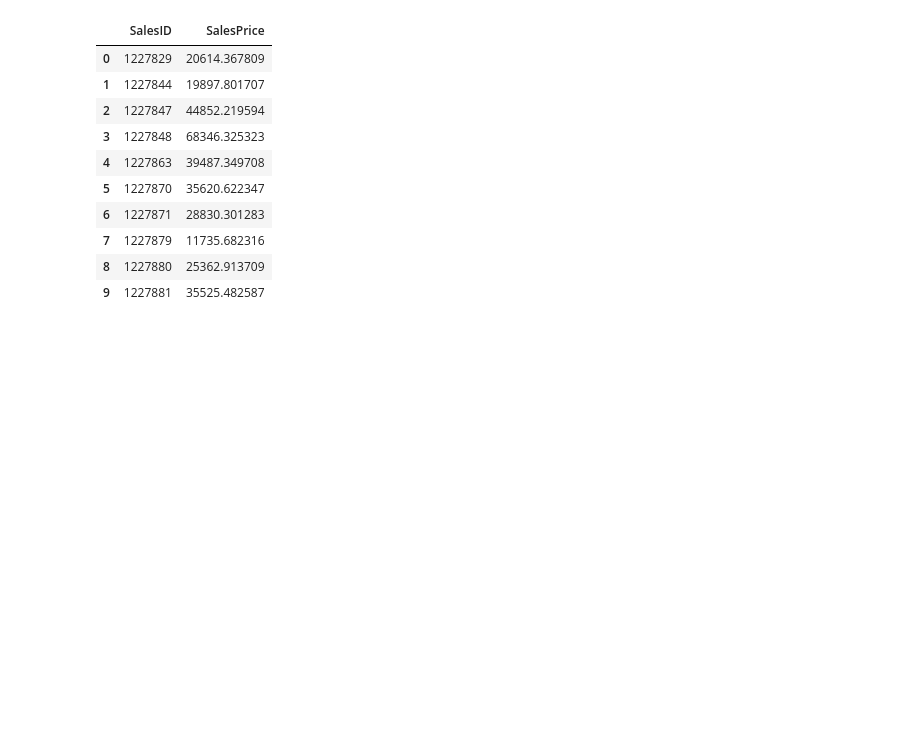
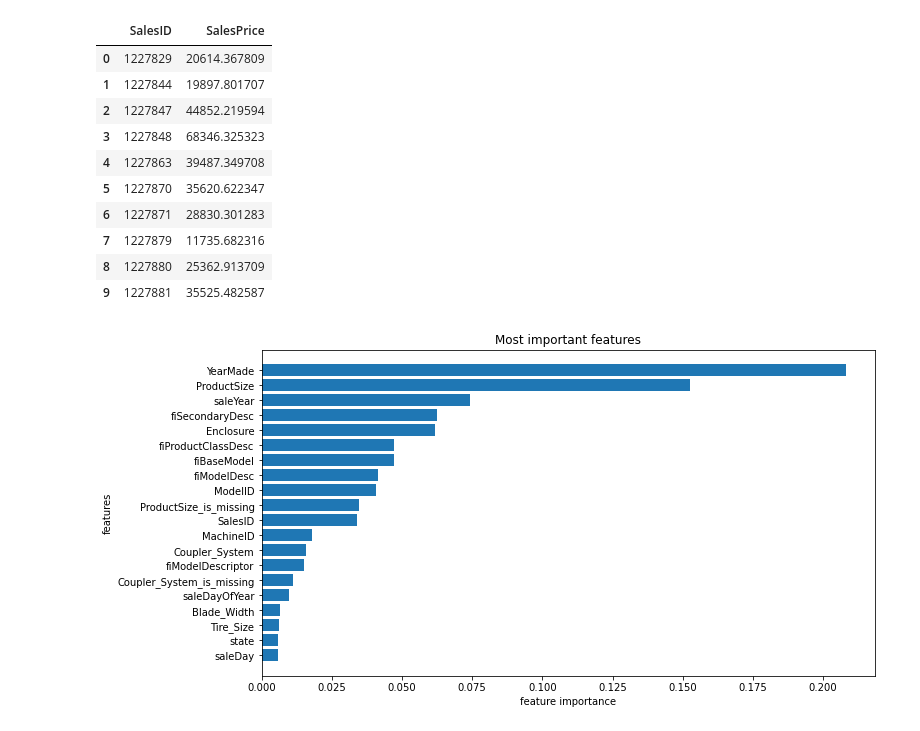
Before and after one commit to A1DS19/bulldozer-price-prediction-regression, a Jupyter notebook: Bulldozer price prediction.ipynb, the cells around one changed output. Drawn from its saved outputs; the diff is of its cells as text; code cells hidden in the pictures; blank space fills up the shorter version.

Commit message:
Feature importance

```diff
--- a/Bulldozer price prediction.ipynb
+++ b/Bulldozer price prediction.ipynb
@@ -521,3 +521,21 @@ formatted_predictions_df[:10]
 formatted_predictions_df.to_csv('price_prediction_for_each_sale.csv')
 # %%
 #feature importance
+feature_importance = ideal_model.feature_importances_
+# %%
+def plott_feature_importance(columns, importances, n=20):
+    df = (pd.DataFrame({
+        'features': columns,
+        "feature_importances": importances}
+    ).sort_values('feature_importances', ascending=False).reset_index(drop=True))
+
+    fig, ax = plt.subplots(figsize=(11,6))
+    ax.barh(df['features'][:n], df['feature_importances'][:n])
+    ax.set_ylabel('features')
+    ax.set_xlabel('feature importance')
+    ax.invert_yaxis()
+    ax.title.set_text('Most important features')
+# %%
+plott_feature_importance(X_train.columns, feature_importance)
+# %% [output]
+[figure, added]
```
